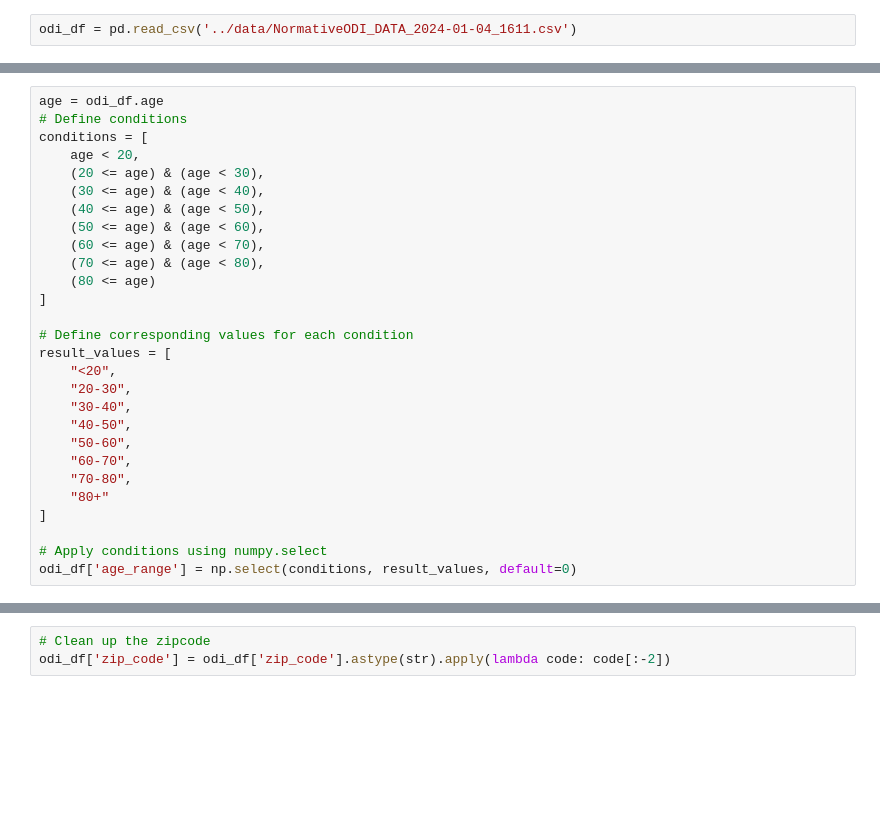
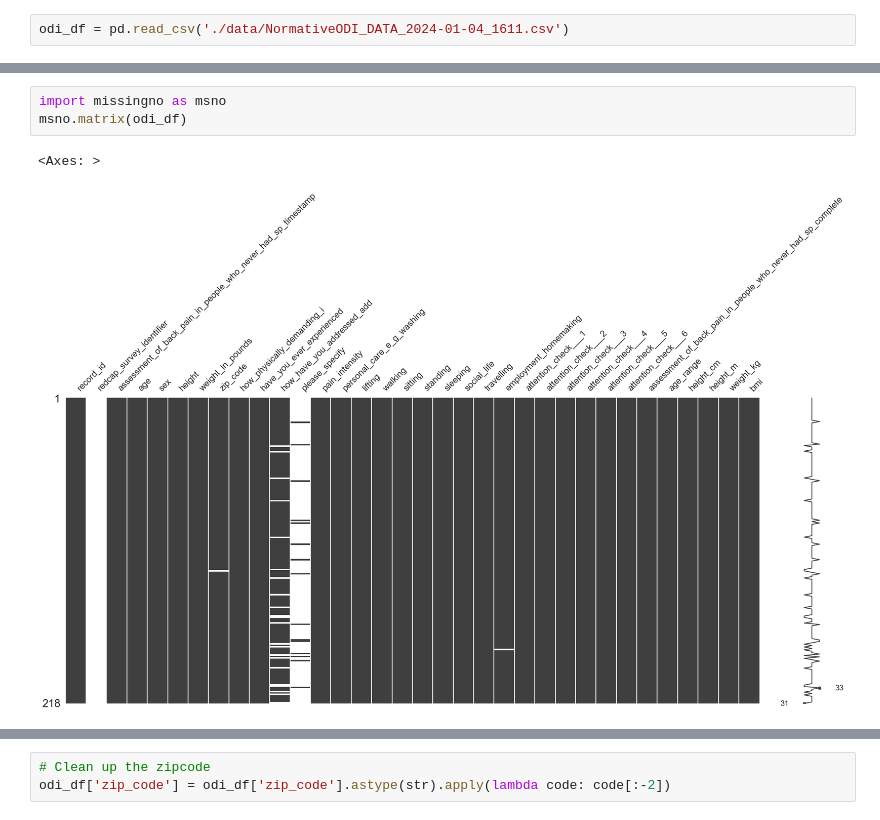
Before and after one commit to evanyfyip/vm-spinal-risk, a Jupyter notebook: vm-spinal-risk/notebooks/normative_odi_eda.ipynb, the cells around one changed output, grey strips where cells are left out. Cells and saved outputs as stored; diff of their text form; blank space fills up the shorter version.

```diff
--- a/vm-spinal-risk/notebooks/normative_odi_eda.ipynb
+++ b/vm-spinal-risk/notebooks/normative_odi_eda.ipynb
@@ -86,3 +39,3 @@ def convert_cols_to_numeric(df, exclude_cols):
 # %%
-odi_df = pd.read_csv('../data/NormativeODI_DATA_2024-01-04_1611.csv')
+odi_df = pd.read_csv('./data/NormativeODI_DATA_2024-01-04_1611.csv')
 # %%
@@ -90,30 +43,2 @@ check_df_unique_vals(odi_df, idx='record_id')
 # %% [output]
 [interactive output not drawn]
-# %%
-age = odi_df.age
-# Define conditions
-conditions = [
-    age < 20,
-    (20 <= age) & (age < 30),
-    (30 <= age) & (age < 40),
-    (40 <= age) & (age < 50),
-    (50 <= age) & (age < 60),
-    (60 <= age) & (age < 70),
-    (70 <= age) & (age < 80),
-    (80 <= age)
-]
-
-# Define corresponding values for each condition
-result_values = [
-    "<20",
-    "20-30",
-    "30-40",
-    "40-50",
-    "50-60",
-    "60-70",
-    "70-80",
-    "80+"
-]
-
-# Apply conditions using numpy.select
-odi_df['age_range'] = np.select(conditions, result_values, default=0)
@@ -195,0 +45,6 @@ print(mytable.tabulate(tablefmt="github"))
+# %%
+import missingno as msno
+msno.matrix(odi_df)
+# %% [output]
+<Axes: >
+[figure, added]
```
Also changed, not shown: parts of 19 cells of this notebook, 4 other files.
